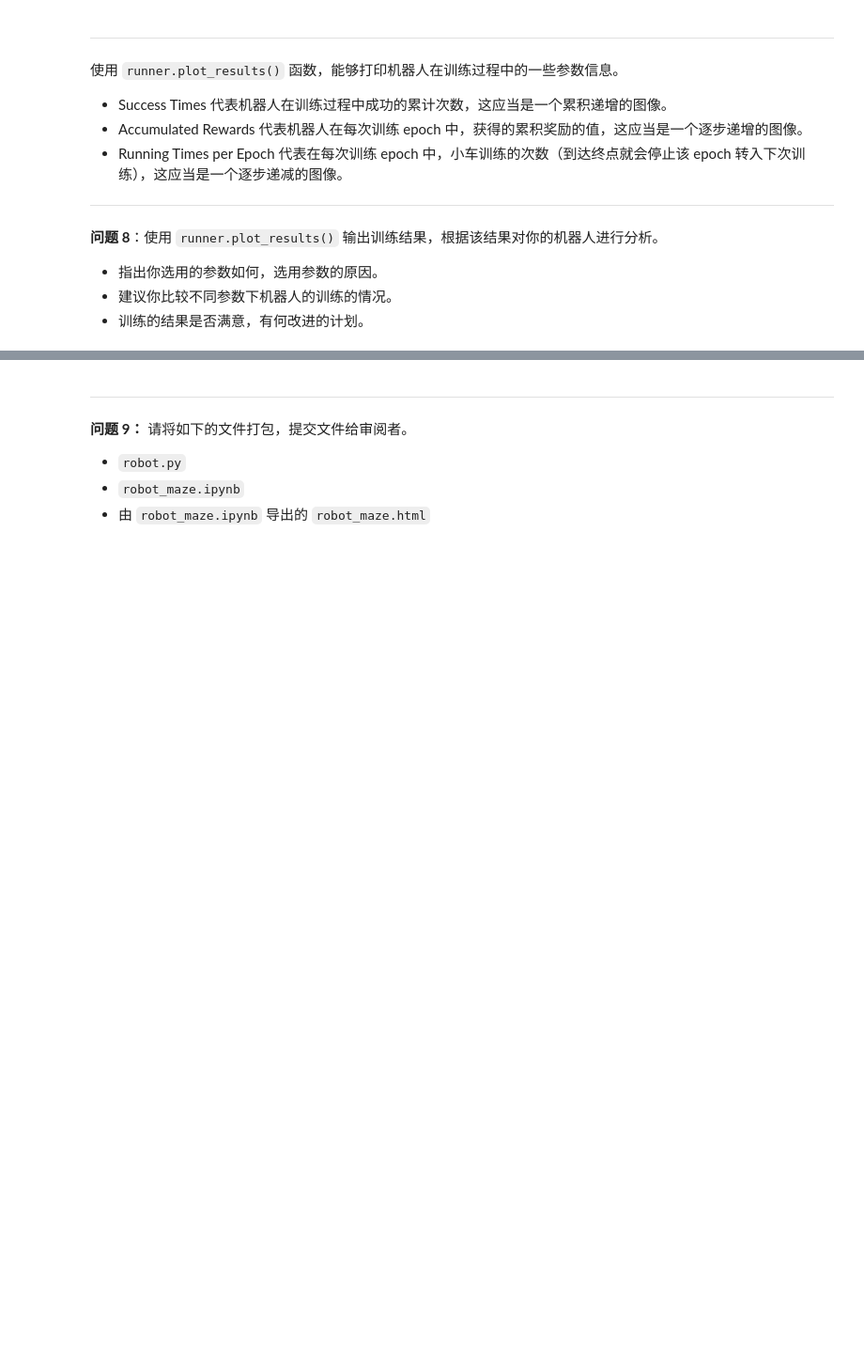
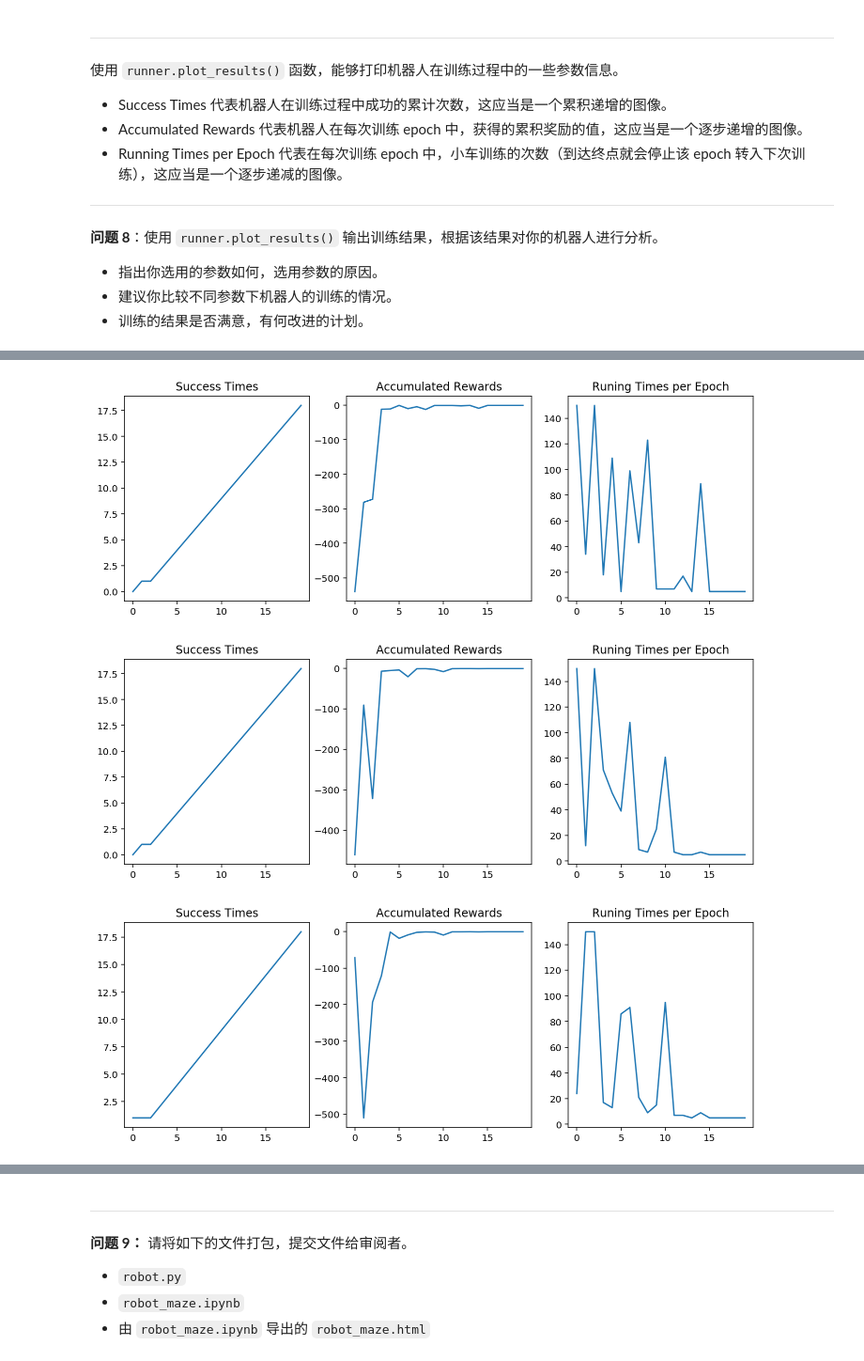
Before and after one commit to agassi4013/MLND_qlearning_maze, a Jupyter notebook: robot_maze.ipynb, the cells around one changed output, grey strips where cells are left out. Shown at 94% size. Cells and saved outputs as stored; diff of their text form; code cells hidden in the pictures; blank space fills up the shorter version.

```diff
--- a/robot_maze.ipynb
+++ b/robot_maze.ipynb
@@ -301,0 +314,24 @@ gamma使用0.9，讓Q table更新時多加評估未來，考慮下一個state的
+# %%
+#Test gamma
+r2 = Robot(g,alpha=alpha, epsilon0=epsilon0, gamma=0.5)
+r2.set_status(learning=True)
+
+runner = Runner(r2, g)
+runner.run_training(epoch, display_direction=True)
+runner.plot_results()
+r2 = Robot(g,alpha=alpha, epsilon0=epsilon0, gamma=0.7)
+r2.set_status(learning=True)
+
+runner = Runner(r2, g)
+runner.run_training(epoch, display_direction=True)
+runner.plot_results()
+r2 = Robot(g,alpha=alpha, epsilon0=epsilon0, gamma=0.9)
+r2.set_status(learning=True)
+
+runner = Runner(r2, g)
+runner.run_training(epoch, display_direction=True)
+runner.plot_results()
+# %% [output]
+[figure, added]
+[figure, added]
+[figure, added]
```
Also changed, not shown: parts of 11 cells of this notebook, 3 other files.
